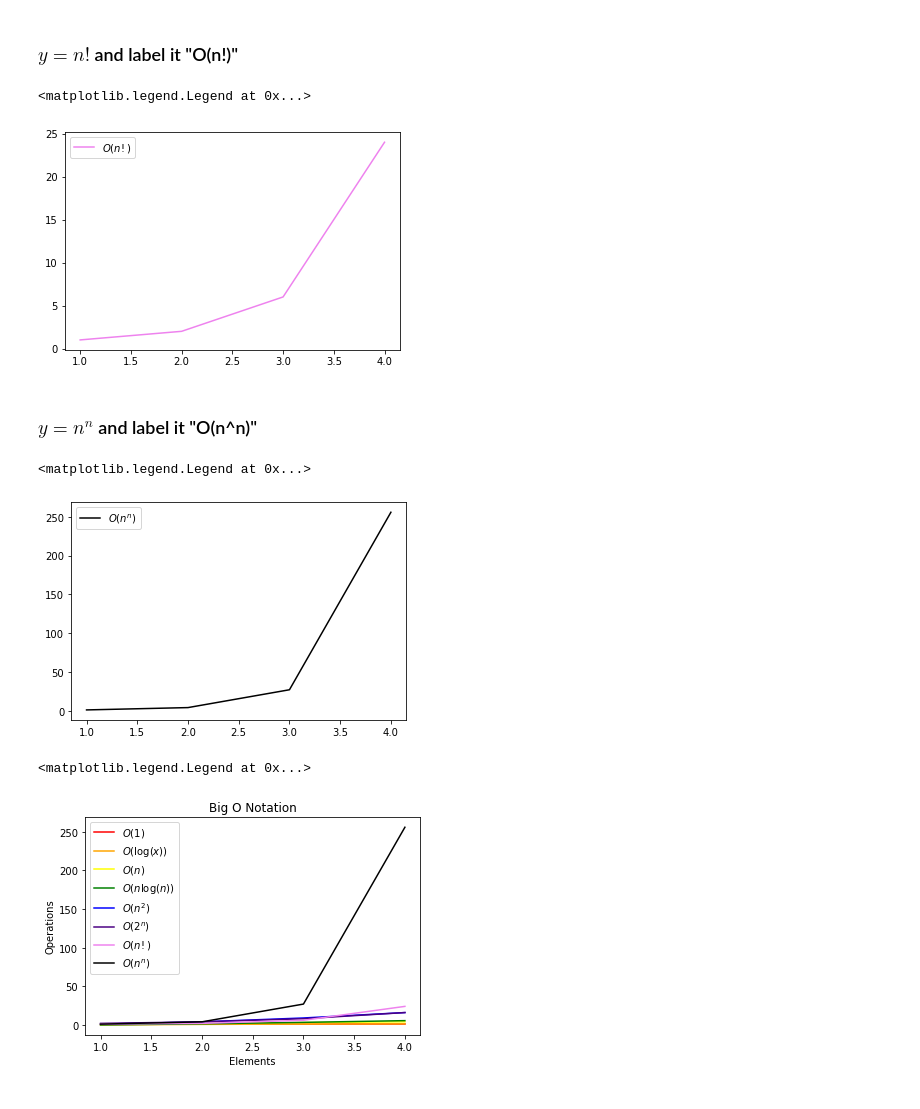
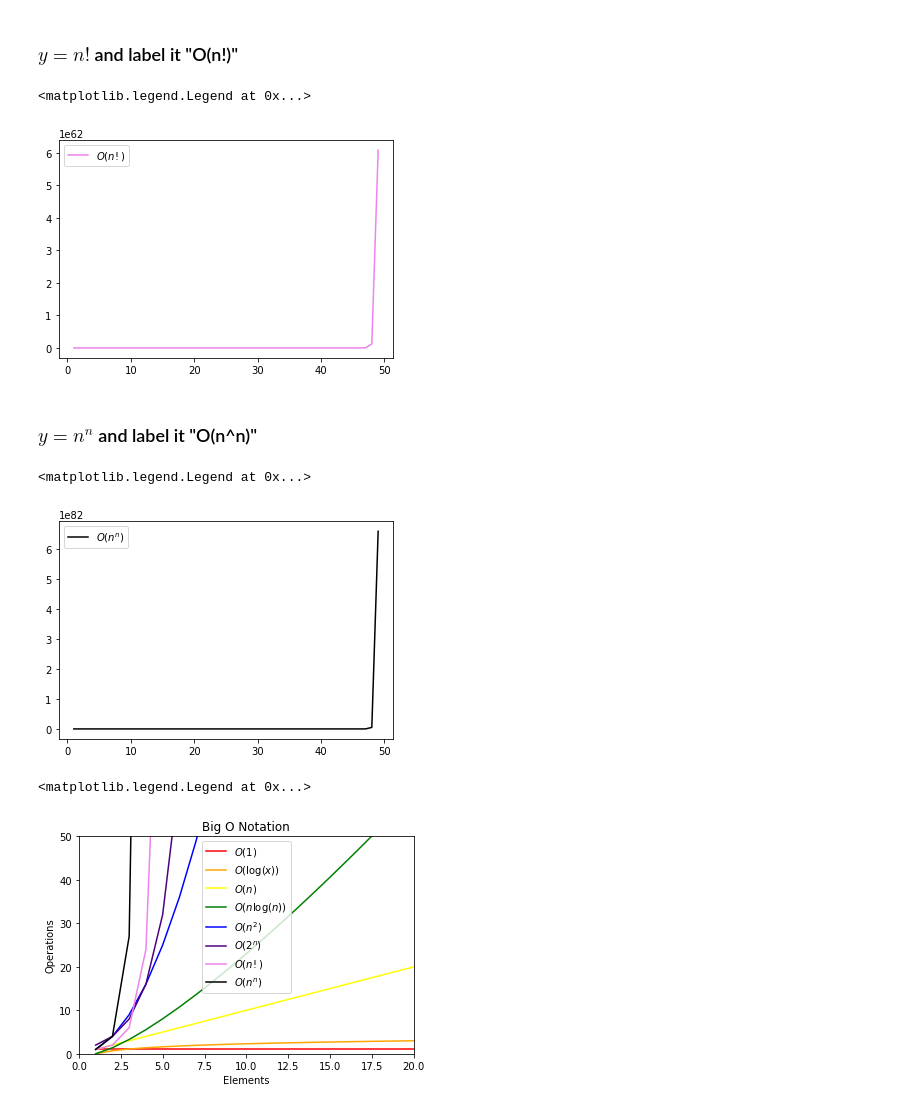
Before and after one commit to david-ryan-alviola/numpy-pandas-visualization-exercises, a Jupyter notebook: big_o_notation.ipynb, the cells around one changed output. Cells and saved outputs as stored; diff of their text form; code cells hidden in the pictures.

```diff
--- a/big_o_notation.ipynb
+++ b/big_o_notation.ipynb
@@ -8,7 +8,7 @@
 import matplotlib.pyplot as plt
 import math
 
-elements = range(1, 5)
+elements = range(1, 50)
 # %% [markdown]
 ### $y=0x+1$ and label the curve "O(1)"
 # %%
@@ -77,7 +77,7 @@ plt.plot(elements, y7, color = "violet", label = "$O(n!)$")
 plt.legend()
 # %% [output]
 <matplotlib.legend.Legend at 0x...>
-[figure, old version]
+[figure, new version]
 # %% [markdown]
 ### $y=n^n$  and label it "O(n^n)"
 # %%
@@ -87,21 +87,23 @@ plt.plot(elements, y8, color = "black", label = "$O(n^n)$")
 plt.legend()
 # %% [output]
 <matplotlib.legend.Legend at 0x...>
-[figure, old version]
+[figure, new version]
 # %%
 plt.plot(elements, y1, label = "$O(1)$", color = "red")
 plt.plot(elements, y2, color = "orange", label = "$O(\log(x))$")
 plt.plot(elements, y3, color = "yellow", label = "$O(n)$")
 plt.plot(elements, y4, color = "green", label = "$O(n\log(n))$")
 plt.plot(elements, y5, color = "blue", label = "$O(n^2)$")
 plt.plot(elements, y6, color = "indigo", label = "$O(2^n)$")
 plt.plot(elements, y7, color = "violet", label = "$O(n!)$")
 plt.plot(elements, y8, color = "black", label = "$O(n^n)$")
 
 plt.title("Big O Notation")
 plt.xlabel("Elements")
+plt.xlim([0, 20])
 plt.ylabel("Operations")
+plt.ylim([0, 50])
 plt.legend()
 # %% [output]
 <matplotlib.legend.Legend at 0x...>
-[figure, old version]
+[figure, new version]
```
Also changed, not shown: parts of 6 cells of this notebook, 1 other file.
